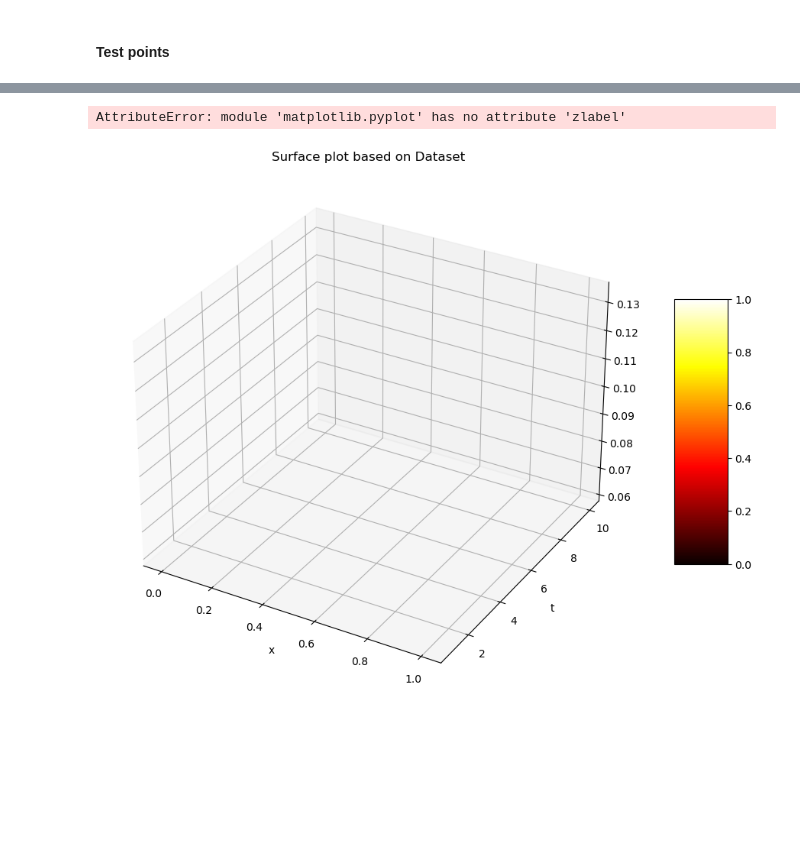
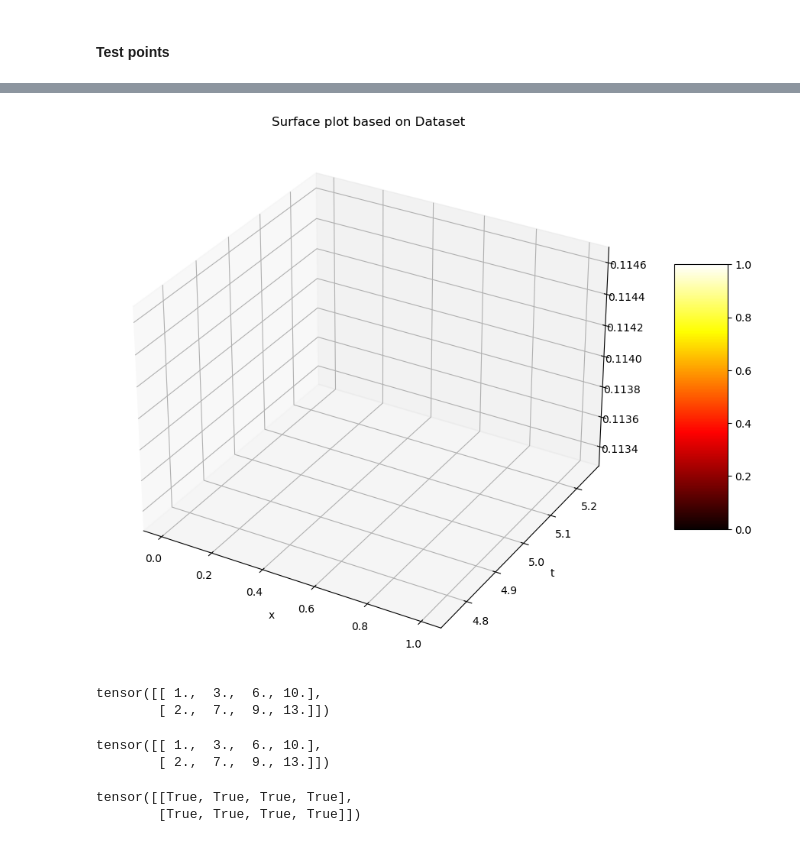
Before and after one commit to luiscssza/PINNS, a Jupyter notebook: BM/PINN_Pendulo_Luis_t_mu.ipynb, the cells around one changed output, grey strips where cells are left out. Saved outputs shown, nothing was run; the diff lists cells and outputs as text; code cells hidden in the pictures; blank space fills up the shorter version.

```diff
--- a/BM/PINN_Pendulo_Luis_t_mu.ipynb
+++ b/BM/PINN_Pendulo_Luis_t_mu.ipynb
@@ -215,3 +293,7 @@ loss.backward()
 optimizer.step()
 # %% [markdown]
 #### Test points
+# %%
+test_mu = 5
+test_in_t_constant_mu = torch.stack([torch.linspace(0,1,point_resolution_test), test_mu*torch.ones(point_resolution_test)], -1).view(-1,2)
+test_in_t_constant_mu.size()
@@ -218,4 +307,4 @@ optimizer.step()
 # %%
-test_predicted = model(test_domain_t_mu)
+test_predicted = model(test_in_t_constant_mu)
 test_predicted.size()
 # %% [output]
@@ -240,23 +318,22 @@ plt.show
 # %%
 # Creating 3D figure:
 fig = plt.figure(figsize =(14, 9))
 ax = plt.axes(projection ='3d')
 
 # Creating color map
 my_cmap = plt.get_cmap('hot')
 
 # Creating plot
-surf = ax.plot_surface(test_domain_t_mu[:,0:1].detach().numpy(), test_domain_t_mu[:,1:2].detach().numpy(), test_predicted.detach().numpy(), cmap = my_cmap, edgecolor ='none')
+surf = ax.plot_surface(test_in_t_constant_mu[:,0:1].detach().numpy(), test_in_t_constant_mu[:,1:2].detach().numpy(), test_predicted.detach().numpy(), cmap = my_cmap, edgecolor ='none')
 
 fig.colorbar(surf, ax = ax, shrink = 0.5, aspect = 5)
 
 ax.set_title('Surface plot based on Dataset')
 plt.xlabel("x")
 plt.ylabel("t")
-plt.zlabel("u")
+#plt.zlabel("u")
 
 # show plot
 plt.show()
 # %% [output]
-AttributeError: module 'matplotlib.pyplot' has no attribute 'zlabel'
-[figure, old version]
+[figure, new version]
@@ -262,0 +343,17 @@ AttributeError: module 'matplotlib.pyplot' has no attribute 'zlabel'
+# %%
+t = torch.stack([x,y], dim = 0)
+print(t)
+# %% [output]
+tensor([[ 1.,  3.,  6., 10.],
+        [ 2.,  7.,  9., 13.]])
+# %%
+t1 = torch.stack((x,y), dim = 0)
+print(t)
+# %% [output]
+tensor([[ 1.,  3.,  6., 10.],
+        [ 2.,  7.,  9., 13.]])
+# %%
+t==t1
+# %% [output]
+tensor([[True, True, True, True],
+        [True, True, True, True]])
```
Also changed, not shown: parts of 19 cells of this notebook, 2 other files.
